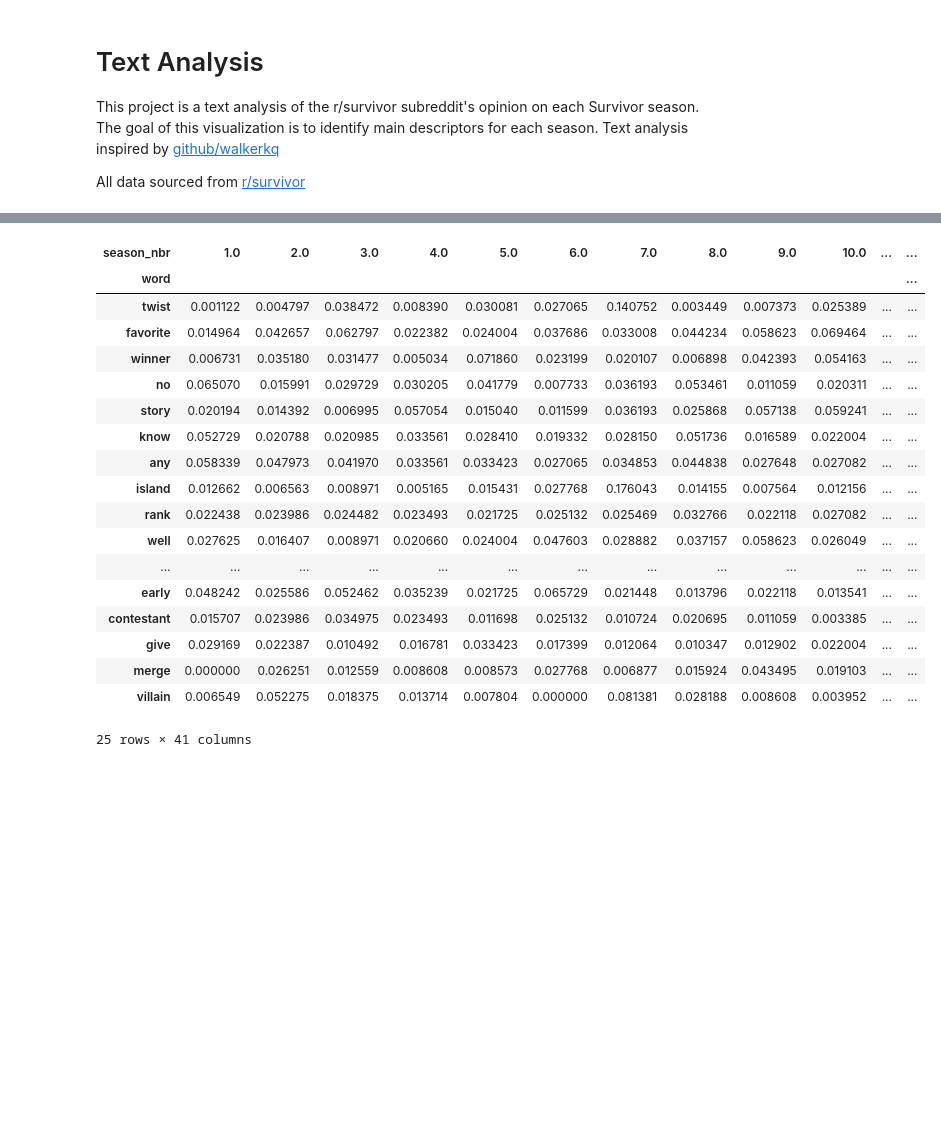
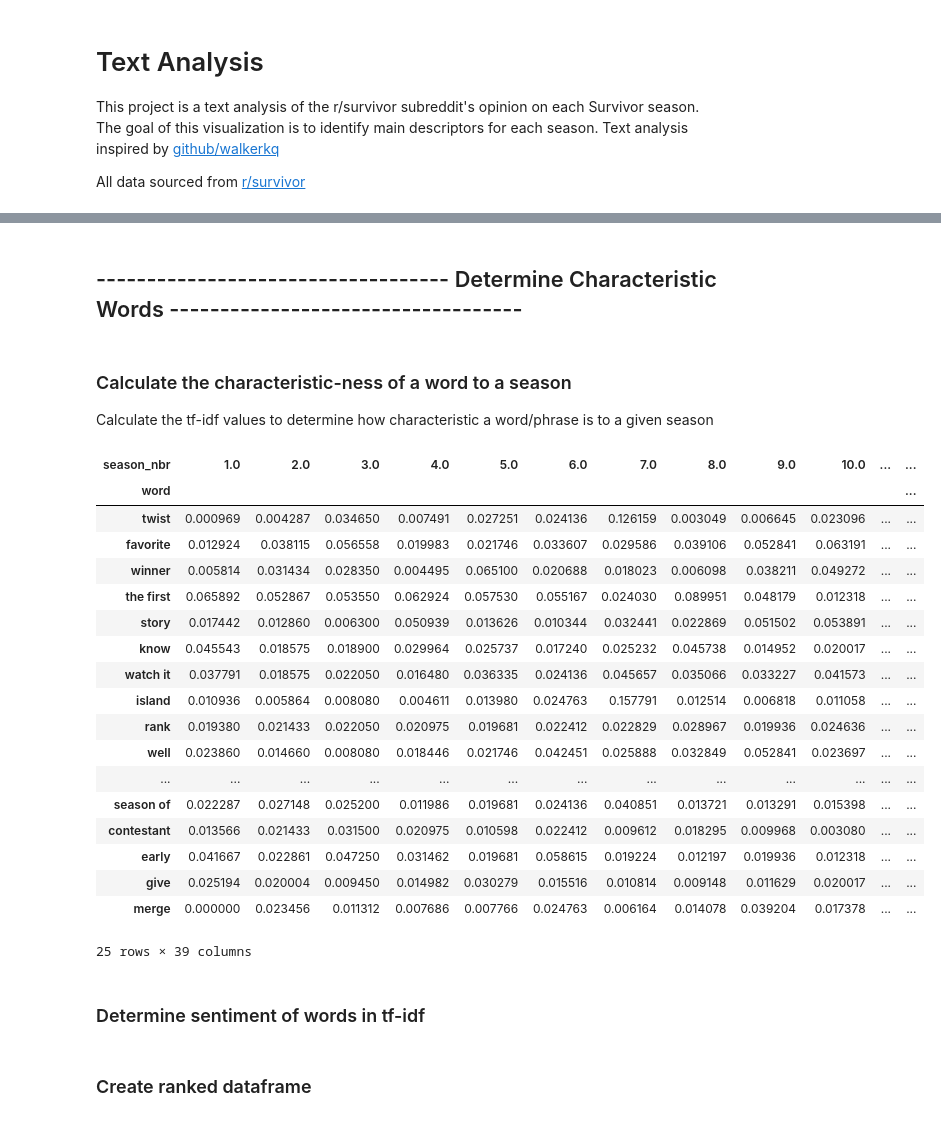
Before and after one commit to ldawson02/data-science-intro, a Jupyter notebook: Survivor WSSYW/Text Analysis.ipynb, the cells around one changed output, grey strips where cells are left out. Cells and saved outputs as stored; diff of their text form; code cells hidden in the pictures; blank space fills up the shorter version.

```diff
--- a/Survivor WSSYW/Text Analysis.ipynb
+++ b/Survivor WSSYW/Text Analysis.ipynb
@@ -148,3 +159,8 @@ df_raw_clean = df_raw[df_raw['score']>0]
+# %%
+csv_to_read = "./data/unspoiled_comments.csv"
+
+df_raw = pd.read_csv(csv_to_read)
+df_raw_clean = df_raw[df_raw['score']>0]
 # %%
 from nltk.tokenize import sent_tokenize
 from collections import OrderedDict
@@ -159,0 +175,5 @@ print( [x for x in t if (x not in seen and not seen.add(x)) or (len(word_tokeniz
+# %%
+sentiment_data = df_raw[['season','season_nbr','comment','score']]
+sentiment_data['polarity'] = sentiment_data.comment.apply(lambda x: TextBlob(x).sentiment.polarity)
+sentiment_data['subjectivity'] = sentiment_data.comment.apply(lambda x: TextBlob(x).sentiment.subjectivity)
+sentiment_data.drop(columns=['comment']).to_csv('./data/season_comments_sentiment.csv',index = None, header=True)
@@ -159,0 +185,11 @@ print( [x for x in t if (x not in seen and not seen.add(x)) or (len(word_tokeniz
+# %%
+ma = sentiment_data.score.max()/10
+mi = sentiment_data.score.min()/10
+# sentiment_data.boxplot(column=['weighted'])
+print(sentiment_data.polarity.describe())
+# sentiment_data.plot(kind='scatter',x='sentiment',y='score',color='red')
+mean = sentiment_data.polarity.mean()
+q1 = sentiment_data.polarity.quantile(.25)
+q3 = sentiment_data.polarity.quantile(.75)
+p = ggplot(aes(x='polarity', y='score', color='polarity'), sentiment_data)
+p + geom_point() + geom_rug(sides="b") + geom_vline(aes(xintercept = mean, color='polarity')) + geom_vline(aes(xintercept = q1, color='polarity')) + geom_vline(aes(xintercept = q3, color='polarity')) + xlim(-1, 1) + scale_color_gradientn(["#F4511E","#FFC107","#B3B6B7","#8BC34A","#4CAF50"]) + my_theme + theme(figure_size = (6,4))
@@ -160,5 +212,14 @@ print( [x for x in t if (x not in seen and not seen.add(x)) or (len(word_tokeniz
 # %%
-stop = ['i', 'my', 'myself', 'we', 'our', 'ours', 'ourselves', 'you', "you're", "you've", "you'll", "you'd", 'your', 'yours', 'yourself', 'yourselves', 'he', 'him', 'his', 'himself', 'she', "she's", 'her', 'hers', 'herself', 'it', "it's", 'its', 'itself', 'they', 'them', 'their', 'theirs', 'themselves', 'what', 'which', 'who', 'whom', 'this', 'that', "that'll", 'these', 'those', 'am', 'is', 'are', 'was', 'were', 'be', 'been', 'being', 'have', 'has', 'had', 'having', 'a', 'an', 'the', 'because', 'as', 'until', 'while', 'of', 'at', 'by', 'for', 'with', 'about', 'against', 'between', 'into', 'through', 'during', 'above', 'below', 'to', 'from', 'up', 'down', 'in', 'out', 'on', 'off', 'over', 'under', 'further', 'then', 'once', 'here', 'there', 'when', 'where', 'why', 'how',  'some', 'such',  's', 't', 'will', 'just', 'd', 'll', 'm', 'o', 're', 've', 'y', 'ain']
+# stop = ['i', 'my', 'myself', 'we', 'our', 'ours', 'ourselves', 'you', "you're", "you've", "you'll",
+#         "you'd", 'your', 'yours', 'yourself', 'yourselves', 'he', 'him', 'his', 'himself', 'she', "she's",
+#         'her', 'hers', 'herself', 'it', "it's", 'its', 'itself', 'they', 'them', 'their', 'theirs',
+#         'themselves', 'what', 'which', 'who', 'whom', 'this', 'that', "that'll", 'these', 'those', 'am', 'is',
+#         'are', 'was', 'were', 'be', 'been', 'being', 'have', 'has', 'had', 'having', 'a', 'an', 'the', 'because',
+#         'as', 'until', 'while', 'of', 'at', 'by', 'for', 'with', 'about', 'against', 'between', 'into', 'through',
+#         'during', 'above', 'below', 'to', 'from', 'up', 'down', 'in', 'out', 'on', 'off', 'over', 'under',
+#         'further', 'then', 'once', 'here', 'there', 'when', 'where', 'why', 'how',  'some', 'such',  's', 't',
+#         'will', 'just', 'd', 'll', 'm', 'o', 're', 've', 'y', 'ain']
+stop = ['be']
 from textblob import Word
 from collections import OrderedDict
 from nltk.stem import WordNetLemmatizer
@@ -257,42 +318,48 @@ propNouns = [word for word in propNouns if word not in non_nouns]
 # %%
 rare_words = pd.Series(' '.join(df_clean['comment']).split()).value_counts()[pd.Series(' '.join(df_clean['comment']).split()).value_counts()<=1].index.values.tolist()
 freq_words = pd.Series(' '.join(df_clean['comment']).split()).value_counts()[:100].index.values.tolist()
+# %% [markdown]
+## ----------------------------------- Determine Characteristic Words -----------------------------------
+# %% [markdown]
+### Calculate the characteristic-ness of a word to a season
+Calculate the tf-idf values to determine how characteristic a word/phrase is to a given season
 # %%
 from sklearn.feature_extraction.text import CountVectorizer
 from sklearn.feature_extraction.text import TfidfVectorizer
 from textblob import TextBlob
+from nltk.corpus import stopwords
 
-drop_terms = rare_words
+drop_terms = rare_words + [word.replace(' ','') for word in stopwords.words('english')]
 # vec = CountVectorizer(ngram_range=(1,4), analyzer='word')
 vec = TfidfVectorizer(ngram_range=(1,3), analyzer='word', max_df=0.99)
 X = vec.fit_transform(df_clean['comment'])
 df_tmp = pd.DataFrame(X.toarray(), index=df_clean['season_nbr'] ,columns=vec.get_feature_names())
 tdm = pd.DataFrame(df_tmp.transpose())
 tdm = tdm[~tdm.index.isin(drop_terms)]
 tdm.index.name = 'word'
 tdm['sum'] = tdm.sum(axis=1)
 tdm = tdm[~tdm.index.isin(tdm.sort_values(24.0, ascending=False)[:26][tdm[24.0]==tdm['sum']].index.tolist())]
-blob = [TextBlob(word) for word in tdm.index.tolist()]
-tdm['sentiment'] = [float(b.sentiment.polarity) for b in blob]
-tdm['subjective'] = [float(b.sentiment.subjectivity) for b in blob]
+
 tdm.sort_values('sum', ascending=False).head(25)
 # %% [output]
 | season_nbr | 1.0 | 2.0 | 3.0 | 4.0 | 5.0 | 6.0 | 7.0 | 8.0 | 9.0 | 10.0 | ... | ... |
 | word |  |  |  |  |  |  |  |  |  |  |  | ... |
-| twist | 0.001122 | 0.004797 | 0.038472 | 0.008390 | 0.030081 | 0.027065 | 0.140752 | 0.003449 | 0.007373 | 0.025389 | ... | ... |
-| favorite | 0.014964 | 0.042657 | 0.062797 | 0.022382 | 0.024004 | 0.037686 | 0.033008 | 0.044234 | 0.058623 | 0.069464 | ... | ... |
-| winner | 0.006731 | 0.035180 | 0.031477 | 0.005034 | 0.071860 | 0.023199 | 0.020107 | 0.006898 | 0.042393 | 0.054163 | ... | ... |
-| no | 0.065070 | 0.015991 | 0.029729 | 0.030205 | 0.041779 | 0.007733 | 0.036193 | 0.053461 | 0.011059 | 0.020311 | ... | ... |
-| story | 0.020194 | 0.014392 | 0.006995 | 0.057054 | 0.015040 | 0.011599 | 0.036193 | 0.025868 | 0.057138 | 0.059241 | ... | ... |
-| know | 0.052729 | 0.020788 | 0.020985 | 0.033561 | 0.028410 | 0.019332 | 0.028150 | 0.051736 | 0.016589 | 0.022004 | ... | ... |
-| any | 0.058339 | 0.047973 | 0.041970 | 0.033561 | 0.033423 | 0.027065 | 0.034853 | 0.044838 | 0.027648 | 0.027082 | ... | ... |
-| island | 0.012662 | 0.006563 | 0.008971 | 0.005165 | 0.015431 | 0.027768 | 0.176043 | 0.014155 | 0.007564 | 0.012156 | ... | ... |
-| rank | 0.022438 | 0.023986 | 0.024482 | 0.023493 | 0.021725 | 0.025132 | 0.025469 | 0.032766 | 0.022118 | 0.027082 | ... | ... |
-| well | 0.027625 | 0.016407 | 0.008971 | 0.020660 | 0.024004 | 0.047603 | 0.028882 | 0.037157 | 0.058623 | 0.026049 | ... | ... |
+| twist | 0.000969 | 0.004287 | 0.034650 | 0.007491 | 0.027251 | 0.024136 | 0.126159 | 0.003049 | 0.006645 | 0.023096 | ... | ... |
+| favorite | 0.012924 | 0.038115 | 0.056558 | 0.019983 | 0.021746 | 0.033607 | 0.029586 | 0.039106 | 0.052841 | 0.063191 | ... | ... |
+| winner | 0.005814 | 0.031434 | 0.028350 | 0.004495 | 0.065100 | 0.020688 | 0.018023 | 0.006098 | 0.038211 | 0.049272 | ... | ... |
+| the first | 0.065892 | 0.052867 | 0.053550 | 0.062924 | 0.057530 | 0.055167 | 0.024030 | 0.089951 | 0.048179 | 0.012318 | ... | ... |
+| story | 0.017442 | 0.012860 | 0.006300 | 0.050939 | 0.013626 | 0.010344 | 0.032441 | 0.022869 | 0.051502 | 0.053891 | ... | ... |
+| know | 0.045543 | 0.018575 | 0.018900 | 0.029964 | 0.025737 | 0.017240 | 0.025232 | 0.045738 | 0.014952 | 0.020017 | ... | ... |
+| watch it | 0.037791 | 0.018575 | 0.022050 | 0.016480 | 0.036335 | 0.024136 | 0.045657 | 0.035066 | 0.033227 | 0.041573 | ... | ... |
+| island | 0.010936 | 0.005864 | 0.008080 | 0.004611 | 0.013980 | 0.024763 | 0.157791 | 0.012514 | 0.006818 | 0.011058 | ... | ... |
+| rank | 0.019380 | 0.021433 | 0.022050 | 0.020975 | 0.019681 | 0.022412 | 0.022829 | 0.028967 | 0.019936 | 0.024636 | ... | ... |
+| well | 0.023860 | 0.014660 | 0.008080 | 0.018446 | 0.021746 | 0.042451 | 0.025888 | 0.032849 | 0.052841 | 0.023697 | ... | ... |
 | ... | ... | ... | ... | ... | ... | ... | ... | ... | ... | ... | ... | ... |
-| early | 0.048242 | 0.025586 | 0.052462 | 0.035239 | 0.021725 | 0.065729 | 0.021448 | 0.013796 | 0.022118 | 0.013541 | ... | ... |
-| contestant | 0.015707 | 0.023986 | 0.034975 | 0.023493 | 0.011698 | 0.025132 | 0.010724 | 0.020695 | 0.011059 | 0.003385 | ... | ... |
-| give | 0.029169 | 0.022387 | 0.010492 | 0.016781 | 0.033423 | 0.017399 | 0.012064 | 0.010347 | 0.012902 | 0.022004 | ... | ... |
-| merge | 0.000000 | 0.026251 | 0.012559 | 0.008608 | 0.008573 | 0.027768 | 0.006877 | 0.015924 | 0.043495 | 0.019103 | ... | ... |
-| villain | 0.006549 | 0.052275 | 0.018375 | 0.013714 | 0.007804 | 0.000000 | 0.081381 | 0.028188 | 0.008608 | 0.003952 | ... | ... |
+| season of | 0.022287 | 0.027148 | 0.025200 | 0.011986 | 0.019681 | 0.024136 | 0.040851 | 0.013721 | 0.013291 | 0.015398 | ... | ... |
+| contestant | 0.013566 | 0.021433 | 0.031500 | 0.020975 | 0.010598 | 0.022412 | 0.009612 | 0.018295 | 0.009968 | 0.003080 | ... | ... |
+| early | 0.041667 | 0.022861 | 0.047250 | 0.031462 | 0.019681 | 0.058615 | 0.019224 | 0.012197 | 0.019936 | 0.012318 | ... | ... |
+| give | 0.025194 | 0.020004 | 0.009450 | 0.014982 | 0.030279 | 0.015516 | 0.010814 | 0.009148 | 0.011629 | 0.020017 | ... | ... |
+| merge | 0.000000 | 0.023456 | 0.011312 | 0.007686 | 0.007766 | 0.024763 | 0.006164 | 0.014078 | 0.039204 | 0.017378 | ... | ... |
-25 rows × 41 columns
+25 rows × 39 columns
+# %% [markdown]
+### Determine sentiment of words in tf-idf
@@ -299,3 +370,5 @@ tdm.sort_values('sum', ascending=False).head(25)
+# %% [markdown]
+### Create ranked dataframe
 # %%
 def df_empty(columns, dtypes, index=None):
     assert len(columns)==len(dtypes)
```
Also changed, not shown: parts of 28 cells of this notebook, 19 other files.
